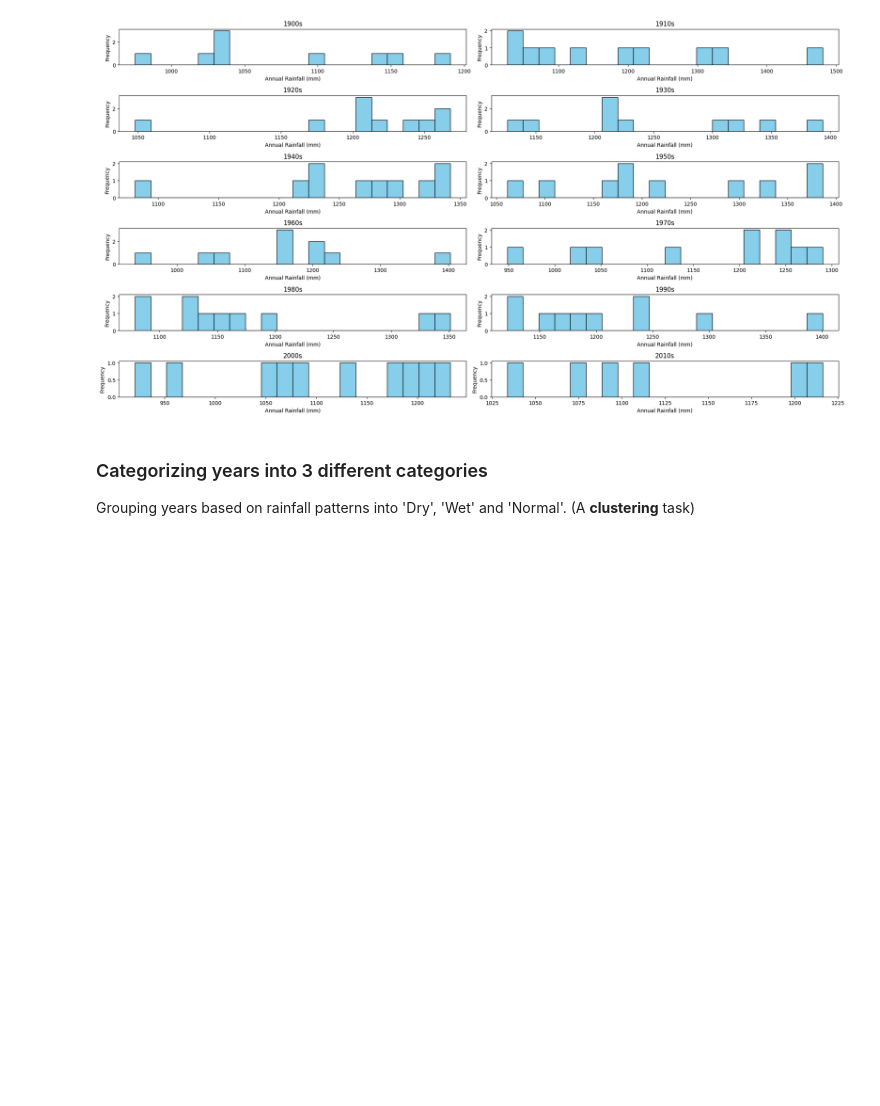
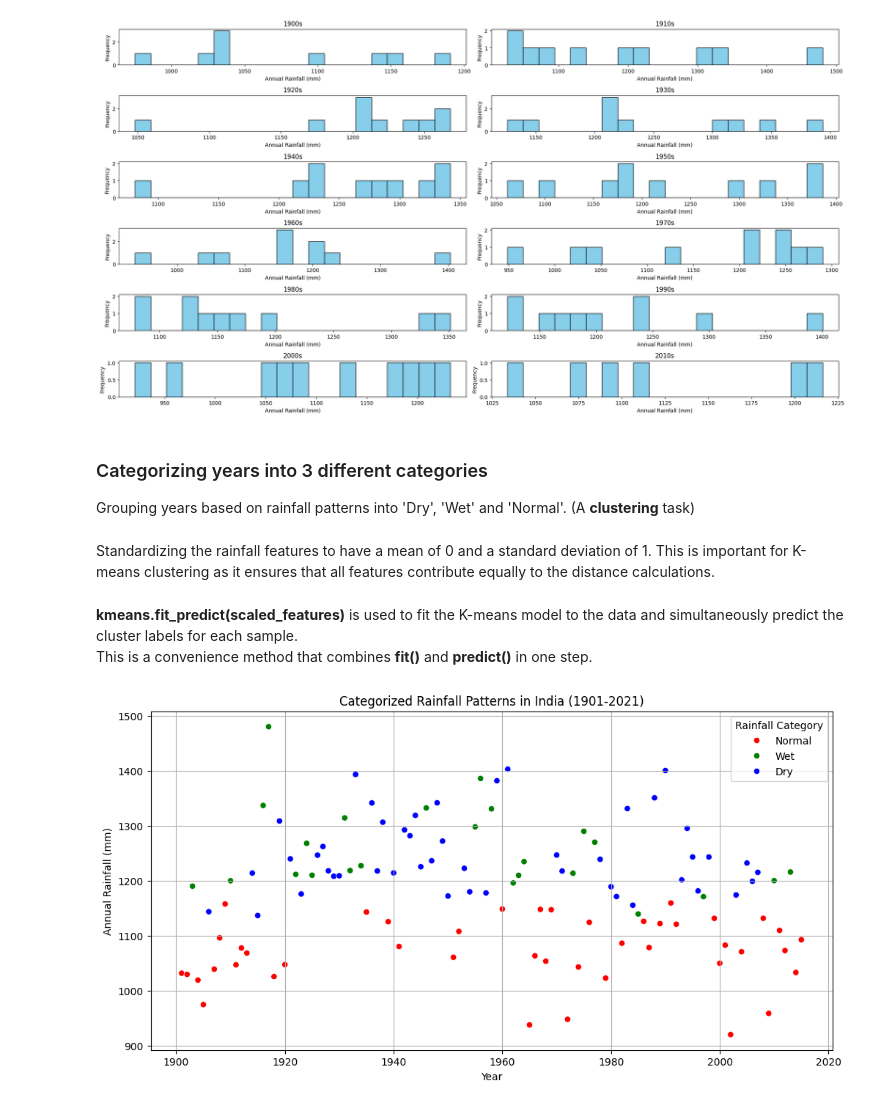
Before and after one commit to Darknight47/Time-Series-Analyasis, a Jupyter notebook: rainfall_trends.ipynb, the cells around one changed output. Cells and saved outputs as stored; diff of their text form; code cells hidden in the pictures; blank space fills up the shorter version.

Commit message:
visualization

```diff
--- a/rainfall_trends.ipynb
+++ b/rainfall_trends.ipynb
@@ -140,11 +140,29 @@ from sklearn.preprocessing import StandardScaler
 rainfall_features = dataset[['Jan-Feb', 'Mar-May', 'Jun-Sep', 'Oct-Dec', 'ANNUAL']]
 scaler = StandardScaler()
 scaled_features = scaler.fit_transform(rainfall_features)
+# %% [markdown]
+Standardizing the rainfall features to have a mean of 0 and a standard deviation of 1. This is important for K-means clustering as it ensures that all features contribute equally to the distance calculations.
 # %%
 # K-Means Clustering
 kmeans = KMeans(n_clusters=3, random_state=42)
 dataset['Rainfall_Cluster'] = kmeans.fit_predict(scaled_features)
+# %% [markdown]
+**kmeans.fit_predict(scaled_features)** is used to fit the K-means model to the data and simultaneously predict the cluster labels for each sample.
+This is a convenience method that combines **fit()** and **predict()** in one step.
 # %%
 # Map Cluster Labels to categories (Dry, Normal, Wet)
 cluster_labels = {0: 'Dry', 1: 'Normal', 2: 'Wet'}
 dataset['Rainfall_Cluster'] = dataset['Rainfall_Cluster'].map(cluster_labels)
+# %%
+# Visualizing the clusters
+# Plotting the categorized data
+plt.figure(figsize=(12, 6))
+sns.scatterplot(data=dataset, x='YEAR', y='ANNUAL', hue='Rainfall_Cluster', palette=['red', 'green', 'blue'])
+plt.title('Categorized Rainfall Patterns in India (1901-2021)')
+plt.xlabel('Year')
+plt.ylabel('Annual Rainfall (mm)')
+plt.legend(title='Rainfall Category')
+plt.grid(True)
+plt.show()
+# %% [output]
+[figure, added]
```
Also changed, not shown: parts of 1 cell of this notebook.
